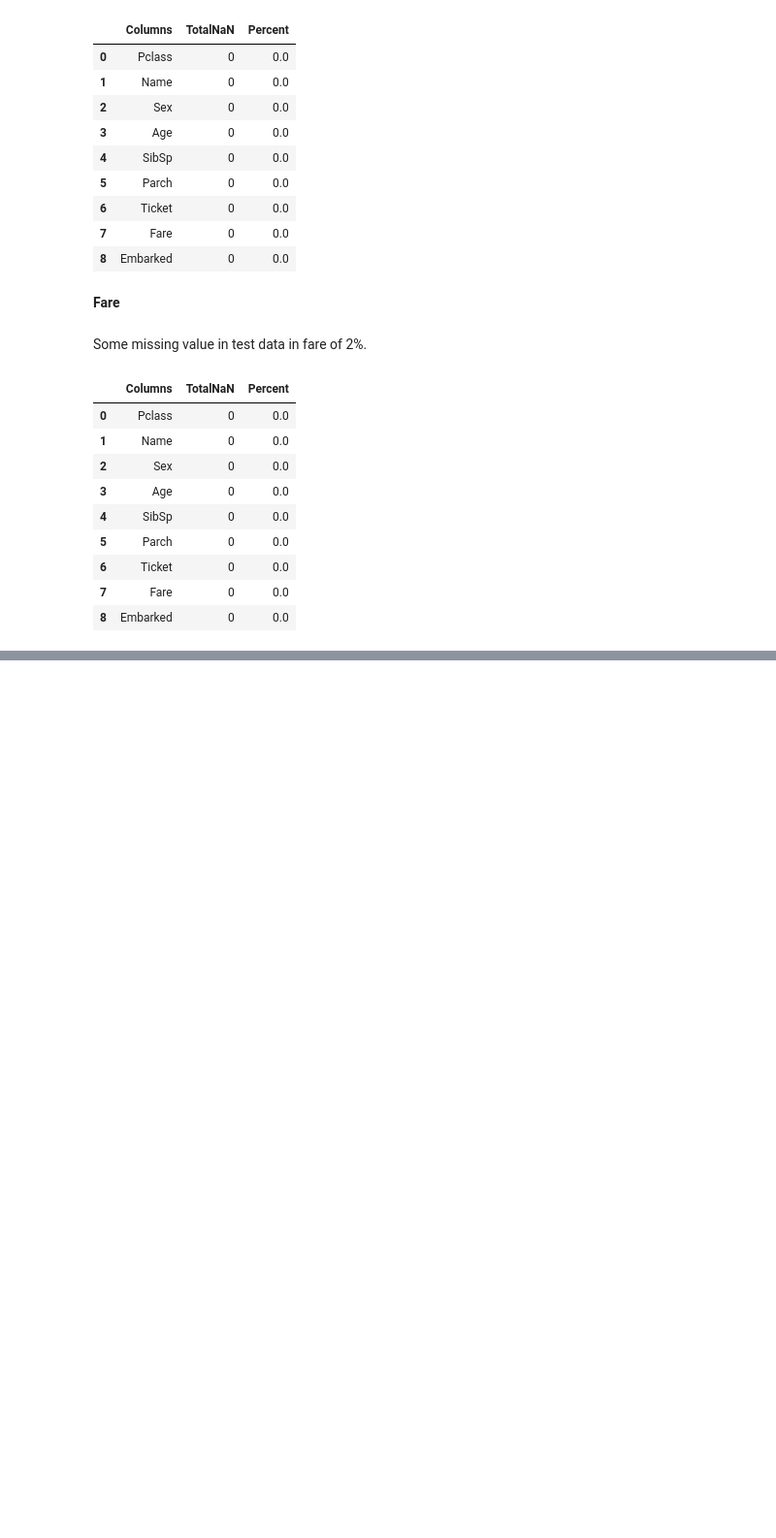
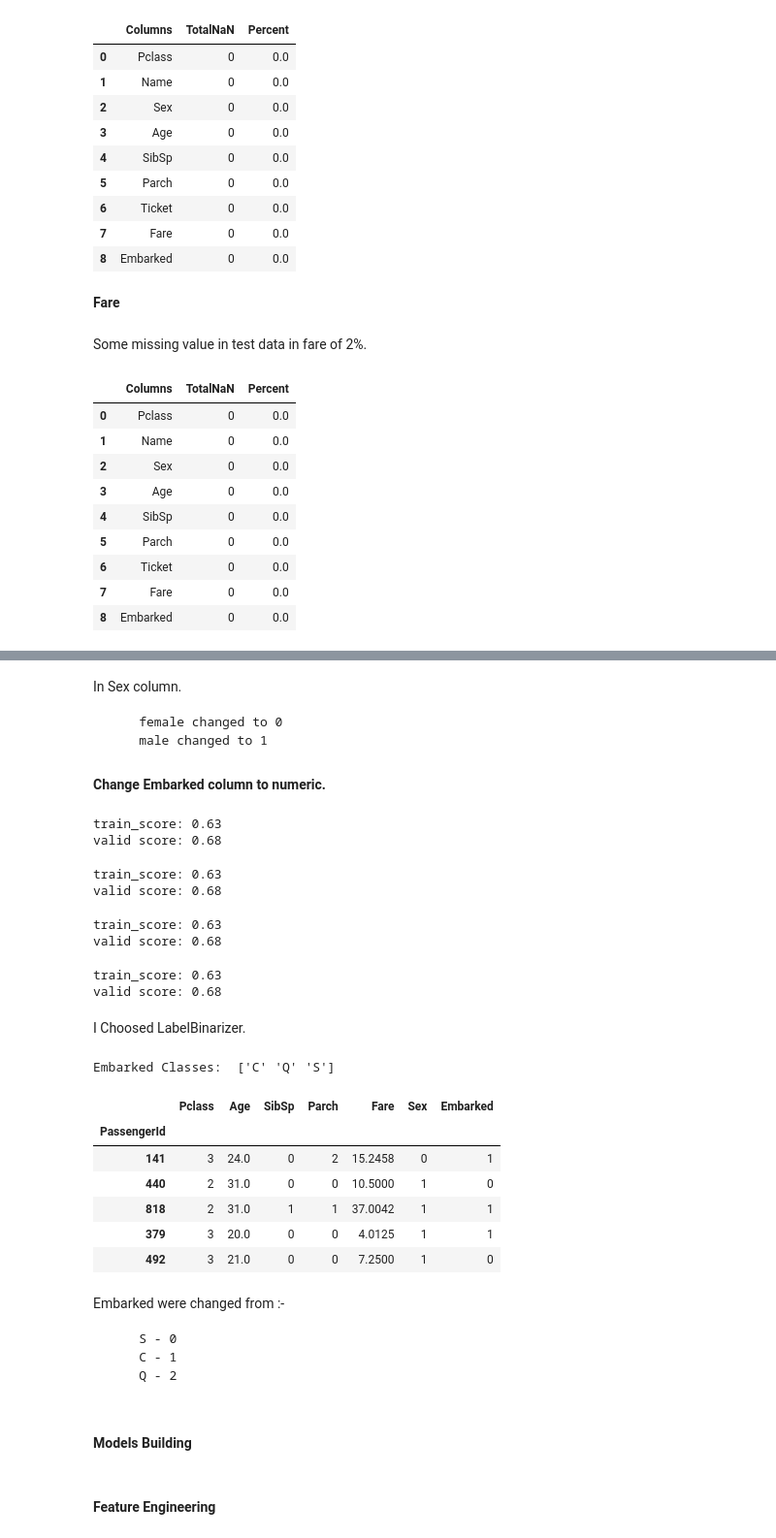
Before and after one commit to denis-spe/Titanic, a Jupyter notebook: Py/py_v1.ipynb, the cells around one changed output, grey strips where cells are left out. Shown: that part at 97% size. Drawn from its saved outputs; the diff is of its cells as text; code cells hidden in the pictures; blank space fills up the shorter version.

```diff
--- a/Py/py_v1.ipynb
+++ b/Py/py_v1.ipynb
@@ -668,0 +818,67 @@ check_nan(test_df_cleaned)
+# %% [markdown]
+In Sex column.
+<pre>
+    female changed to 0
+    male changed to 1
+</pre>
+# %% [markdown]
+**Change Embarked column to numeric.**
+# %%
+# Test the LabelEncoder.
+test_encoders('Embarked', LabelEncoder())
+# %% [output]
+train_score: 0.63
+valid score: 0.68
+# %%
+# Test the LabelBinarizer.
+test_encoders('Embarked', LabelBinarizer())
+# %% [output]
+train_score: 0.63
+valid score: 0.68
+# %%
+# Test the LabelBinarizer.
+test_encoders('Embarked', OrdinalEncoder())
+# %% [output]
+train_score: 0.63
+valid score: 0.68
+# %%
+# Test the LabelBinarizer.
+test_encoders('Embarked', OneHotEncoder(sparse=False))
+# %% [output]
+train_score: 0.63
+valid score: 0.68
+# %% [markdown]
+I Choosed LabelBinarizer.
+# %%
+# Instantiate the LabelEncode object.
+label_binarizer = LabelBinarizer()
+
+# Fit and transform Sex column.
+train_X_cleaned['Embarked'] = label_binarizer.fit_transform(train_X_cleaned['Embarked'])
+valid_X_cleaned['Embarked'] = label_binarizer.fit_transform(valid_X_cleaned['Embarked'])
+test_df_cleaned['Embarked'] = label_binarizer.fit_transform(test_df_cleaned['Embarked'])
+
+print("Embarked Classes: ", label_binarizer.classes_)
+
+# View the first five rows.
+train_X_cleaned.head()
+# %% [output]
+Embarked Classes:  ['C' 'Q' 'S']
+|  | Pclass | Age | SibSp | Parch | Fare | Sex | Embarked |
+| PassengerId |  |  |  |  |  |  |  |
+| 141 | 3 | 24.0 | 0 | 2 | 15.2458 | 0 | 1 |
+| 440 | 2 | 31.0 | 0 | 0 | 10.5000 | 1 | 0 |
+| 818 | 2 | 31.0 | 1 | 1 | 37.0042 | 1 | 1 |
+| 379 | 3 | 20.0 | 0 | 0 | 4.0125 | 1 | 1 |
+| 492 | 3 | 21.0 | 0 | 0 | 7.2500 | 1 | 0 |
+# %% [markdown]
+Embarked were changed from :-
+<pre>
+    S - 0
+    C - 1
+    Q - 2
+</pre>
+# %% [markdown]
+#### **Models Building**
+# %% [markdown]
+#### **Feature Engineering**
```
Also changed, not shown: parts of 33 cells of this notebook, 1 other file.
